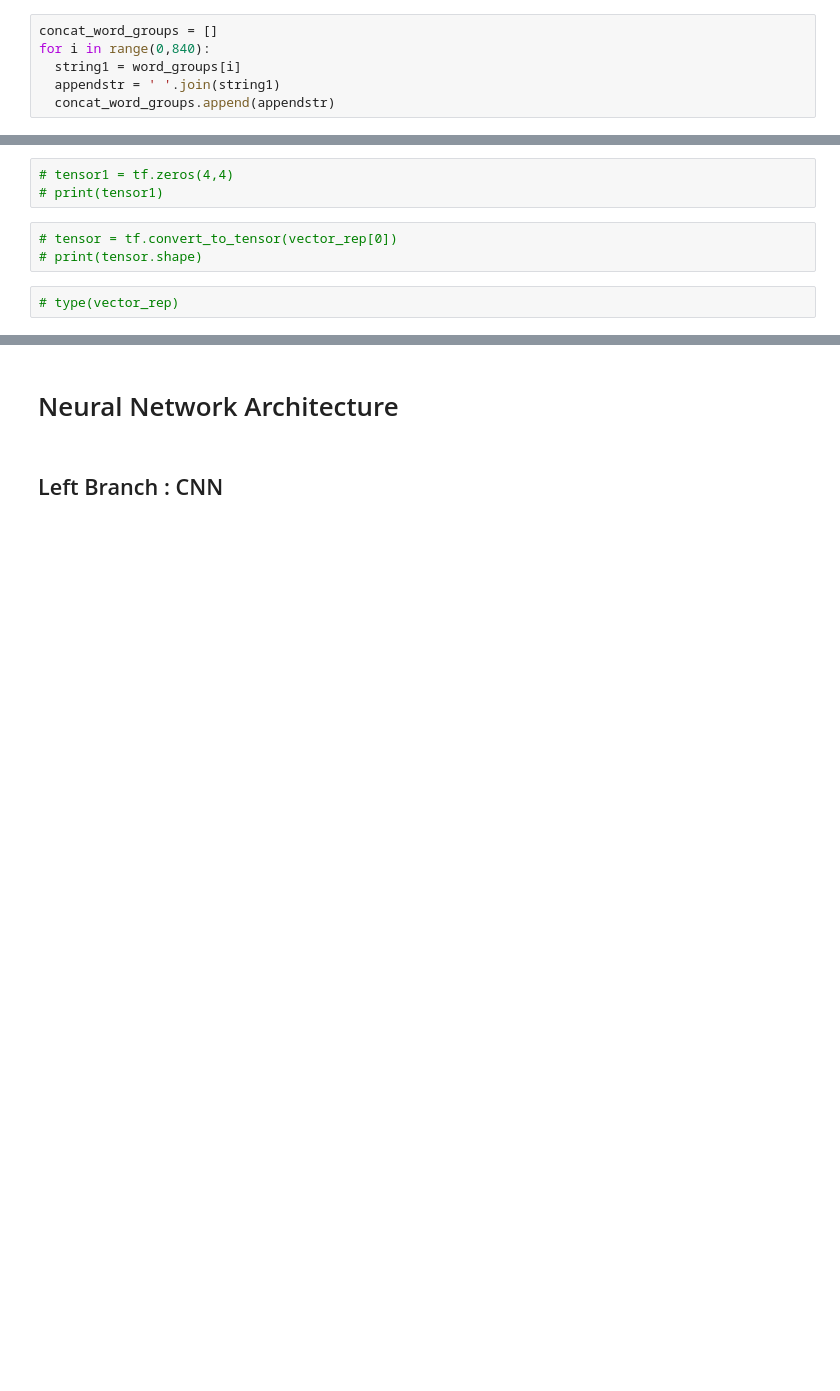
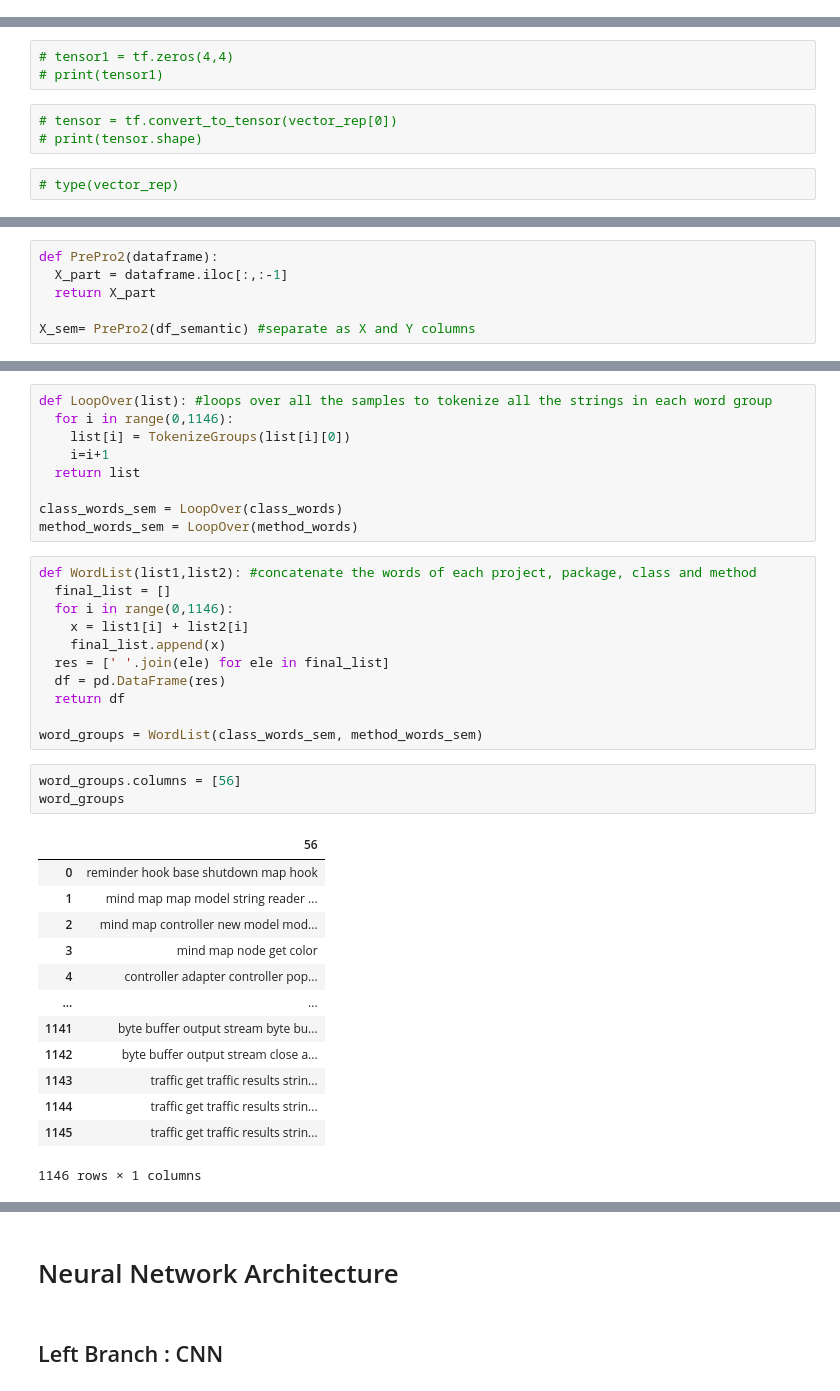
Before and after one commit to anushka-code/Deep-Multimodal-Architectures-Code-Smell-Classification, a Jupyter notebook: Code_Smell_Classification_using_Deep_Learning.ipynb, the cells around one changed output, grey strips where cells are left out. Saved outputs shown, nothing was run; the diff lists cells and outputs as text; blank space fills up the shorter version.

Commit message:
ML model

```diff
--- a/Code_Smell_Classification_using_Deep_Learning.ipynb
+++ b/Code_Smell_Classification_using_Deep_Learning.ipynb
@@ -296,6 +201,0 @@ print(word_groups)
-# %%
-concat_word_groups = []
-for i in range(0,840):
-  string1 = word_groups[i]
-  appendstr = ' '.join(string1)
-  concat_word_groups.append(appendstr)
@@ -367,0 +266,6 @@ mnt qualitas qualitas corpus compile freemind freemind modes common plugins remi
+# %%
+def PrePro2(dataframe):
+  X_part = dataframe.iloc[:,:-1]
+  return X_part
+
+X_sem= PrePro2(df_semantic) #separate as X and Y columns
@@ -367,0 +287,37 @@ mnt qualitas qualitas corpus compile freemind freemind modes common plugins remi
+# %%
+def LoopOver(list): #loops over all the samples to tokenize all the strings in each word group
+  for i in range(0,1146):
+    list[i] = TokenizeGroups(list[i][0])
+    i=i+1
+  return list
+
+class_words_sem = LoopOver(class_words)
+method_words_sem = LoopOver(method_words)
+# %%
+def WordList(list1,list2): #concatenate the words of each project, package, class and method
+  final_list = []
+  for i in range(0,1146):
+    x = list1[i] + list2[i]
+    final_list.append(x)
+  res = [' '.join(ele) for ele in final_list]
+  df = pd.DataFrame(res)
+  return df
+
+word_groups = WordList(class_words_sem, method_words_sem)
+# %%
+word_groups.columns = [56]
+word_groups
+# %% [output]
+|  | 56 |
+| 0 | reminder hook base shutdown map hook |
+| 1 | mind map map model string reader ... |
+| 2 | mind map controller new model mod... |
+| 3 | mind map node get color |
+| 4 | controller adapter controller pop... |
+| ... | ... |
+| 1141 | byte buffer output stream byte bu... |
+| 1142 | byte buffer output stream close a... |
+| 1143 | traffic get traffic results strin... |
+| 1144 | traffic get traffic results strin... |
+| 1145 | traffic get traffic results strin... |
+1146 rows × 1 columns
```
Also changed, not shown: parts of 77 cells of this notebook.
